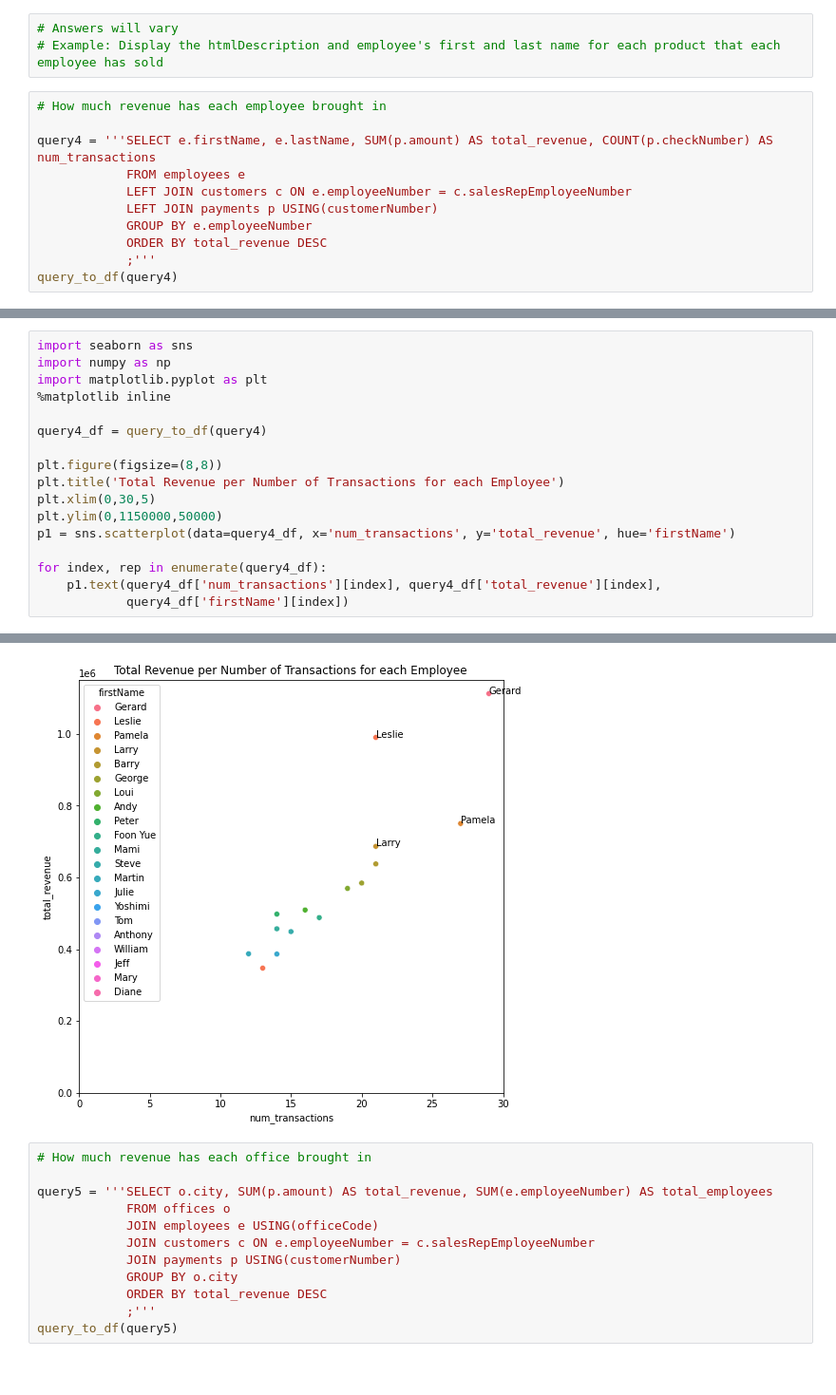
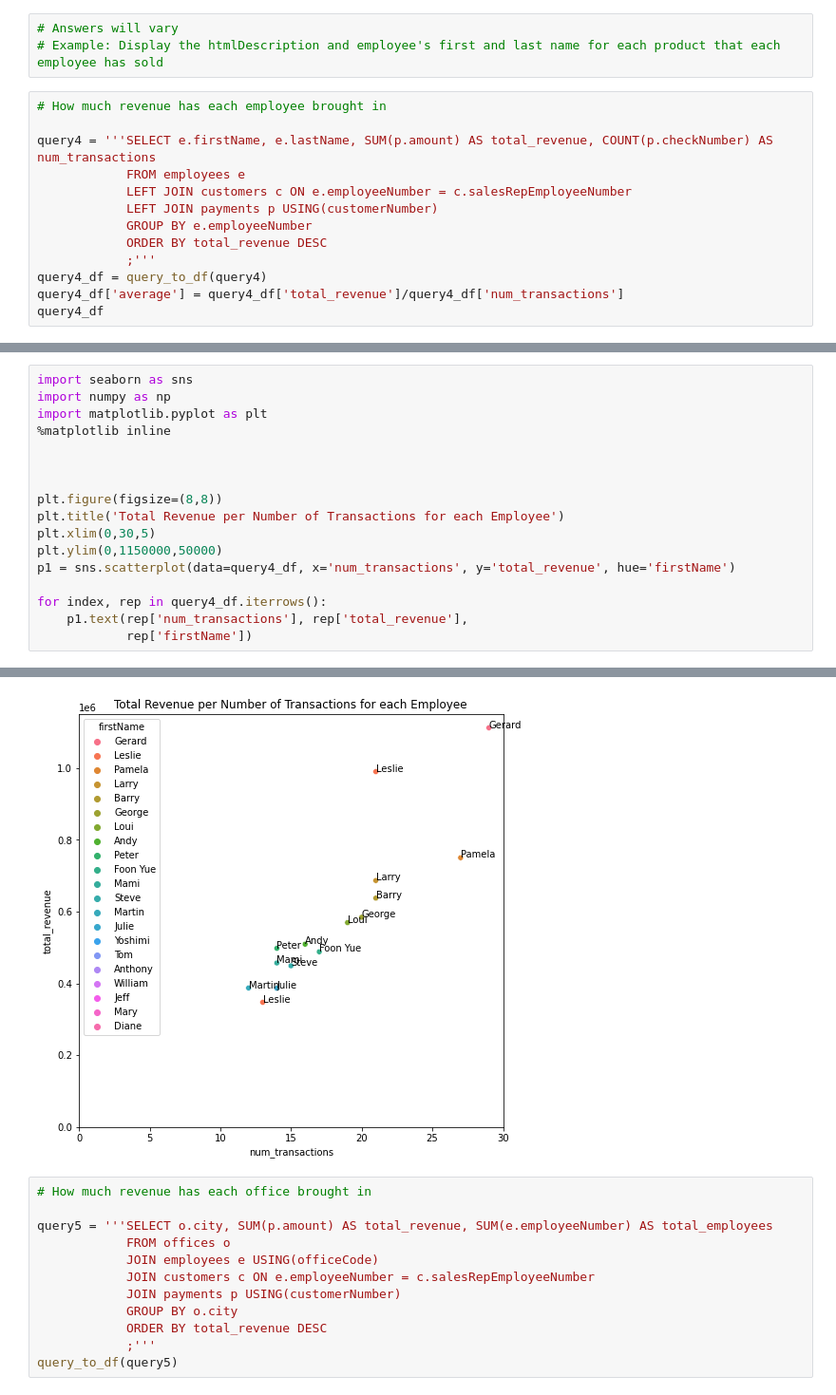
Before and after one commit to kcoop610/dsc-join-statements-lab, a Jupyter notebook: index.ipynb, the cells around one changed output, grey strips where cells are left out. Shown at 95% size. Saved outputs shown, nothing was run; the diff lists cells and outputs as text.

```diff
--- a/index.ipynb
+++ b/index.ipynb
@@ -89,5 +89,7 @@ query4 = '''SELECT e.firstName, e.lastName, SUM(p.amount) AS total_revenue, COUN
             GROUP BY e.employeeNumber
             ORDER BY total_revenue DESC
             ;'''
-query_to_df(query4)
+query4_df = query_to_df(query4)
+query4_df['average'] = query4_df['total_revenue']/query4_df['num_transactions']
+query4_df
 # %% [output]
@@ -114,7 +122,7 @@ import numpy as np
 import matplotlib.pyplot as plt
 %matplotlib inline
 
-query4_df = query_to_df(query4)
+
 
 plt.figure(figsize=(8,8))
 plt.title('Total Revenue per Number of Transactions for each Employee')
@@ -122,7 +130,7 @@ plt.xlim(0,30,5)
 plt.ylim(0,1150000,50000)
 p1 = sns.scatterplot(data=query4_df, x='num_transactions', y='total_revenue', hue='firstName')
 
-for index, rep in enumerate(query4_df):
-    p1.text(query4_df['num_transactions'][index], query4_df['total_revenue'][index],
-            query4_df['firstName'][index])
+for index, rep in query4_df.iterrows():
+    p1.text(rep['num_transactions'], rep['total_revenue'],
+            rep['firstName'])
 # %% [output]
@@ -129,4 +153,4 @@ for index, rep in enumerate(query4_df):
-[figure, old version]
+[figure, new version]
 # %%
 # How much revenue has each office brought in
 
```
Also changed, not shown: parts of 3 cells of this notebook.
